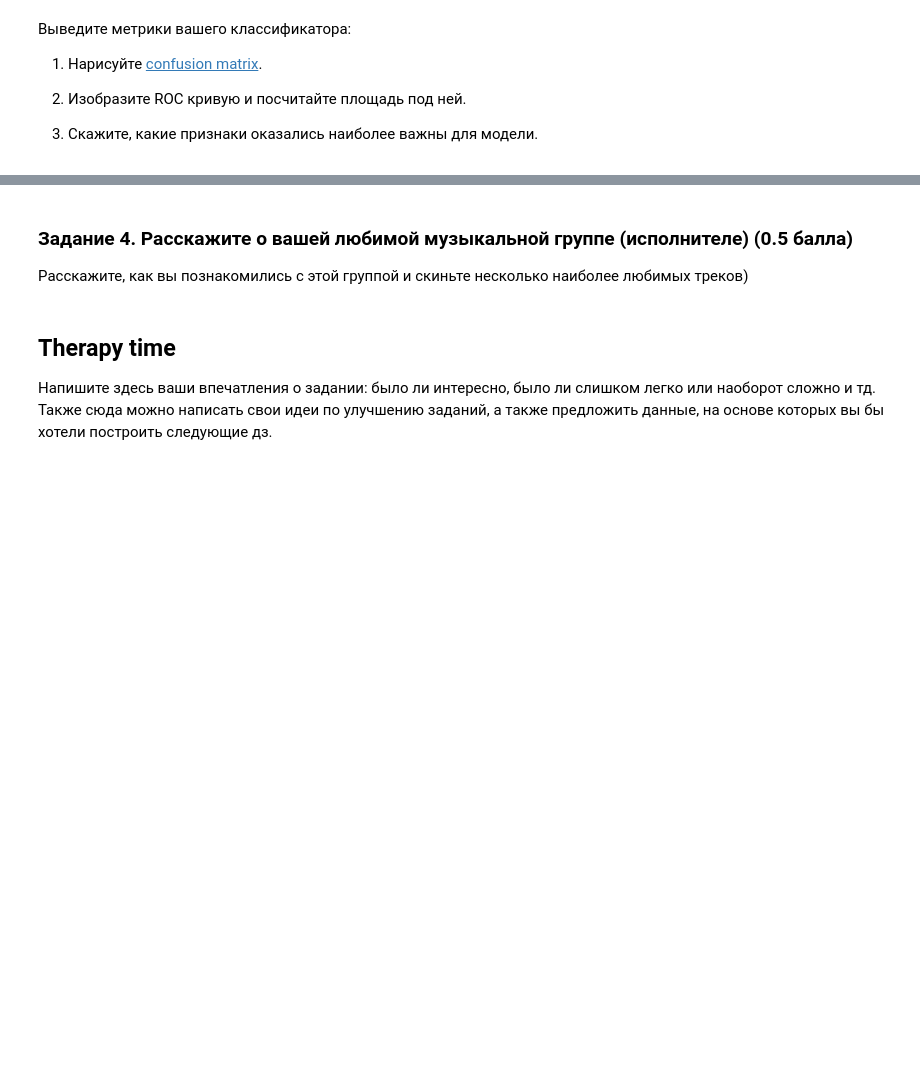
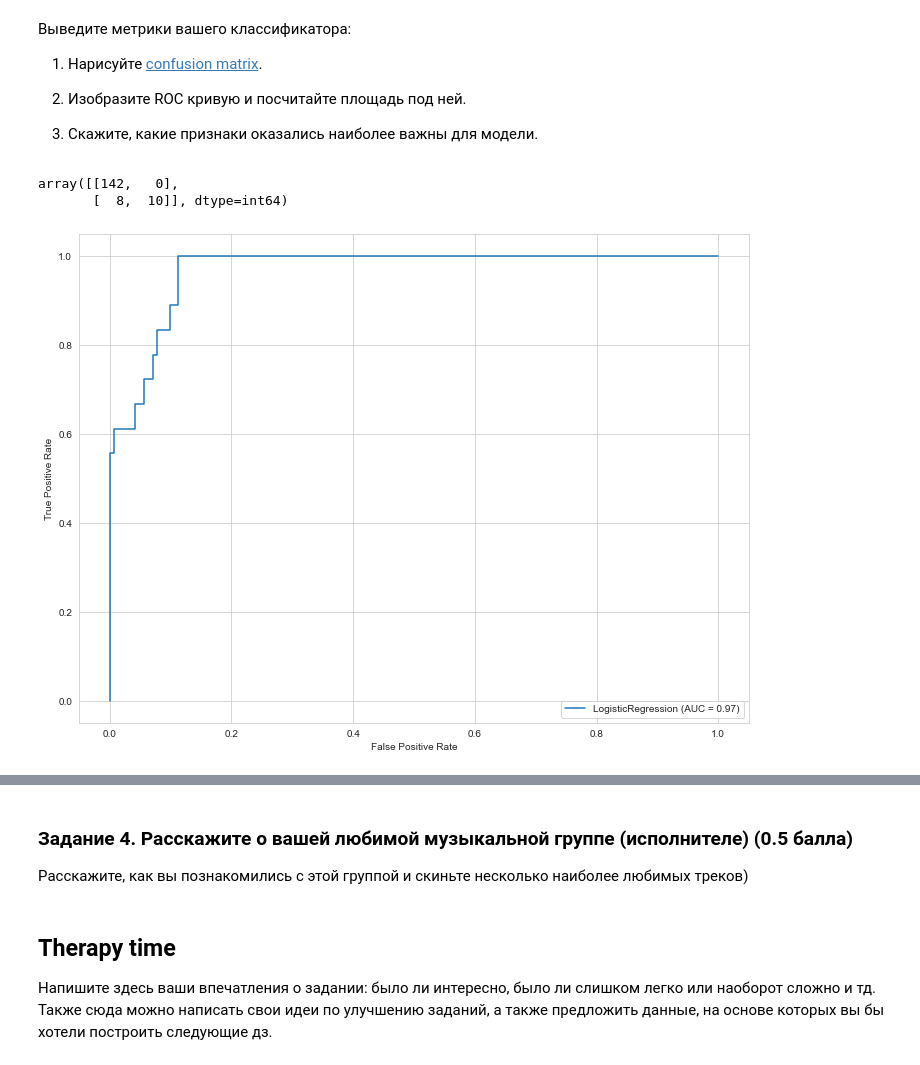
Before and after one commit to Olga-Bagrova/BI_ML_2024, a Jupyter notebook: hw_2_linmodel_GD/code/Linear_models.ipynb, the cells around one changed output, grey strips where cells are left out. Drawn from its saved outputs; the diff is of its cells as text; code cells hidden in the pictures; blank space fills up the shorter version.

```diff
--- a/hw_2_linmodel_GD/code/Linear_models.ipynb
+++ b/hw_2_linmodel_GD/code/Linear_models.ipynb
@@ -526,14 +524,12 @@ Train: X - (16512, 8), y - (16512,)
 Test: X - (4128, 8), y - (4128,)
 # %%
 #стандартизация
-scaler = StandardScaler().fit(X_train)
-scaler.fit(X_train)
+scaler = StandardScaler()
 
-X_train = scaler.transform(X_train)
+X_train = scaler.fit_transform(X_train)
 X_test = scaler.transform(X_test)
 # %%
 #линейная регрессия
-lm = LinearRegression()
-lm.fit(X_train, y_train)
-
-y_pred = lm.predict(X_test)
+lr = LinearRegression()
+lr.fit(X_train, y_train)
+y_pred = lr.predict(X_test)
@@ -974,5 +975,8 @@ y_pred
 3. Скажите, какие признаки оказались наиболее важны для модели.
 # %%
 #confusion matrix
-from sklearn.metrics import confusion_matrix
+from sklearn.metrics import confusion_matrix, ConfusionMatrixDisplay
 confusion_matrix(y_test, y_pred)
+# %% [output]
+array([[142,   0],
+       [  8,  10]], dtype=int64)
@@ -981,11 +983,12 @@ area
 # %%
 #ROC
-from sklearn.metrics import plot_roc_curve
+from sklearn.metrics import plot_roc_curve, roc_auc_score
 
 area = roc_auc_score(y_test, clf.predict_proba(X_test)[:, 1])
 plot_roc_curve(clf, X_test, y_test)
-plt.text(x = 0.5, y = 0.5, s = f'AUC = {str(np.round(area, decimals=2))}', size = 15, color = 'black')
 plt.show()
+# %% [output]
+[figure, added]
 # %%
 #важность признаков
 model_feature = pokemon.columns
```
Also changed, not shown: parts of 20 cells of this notebook.
